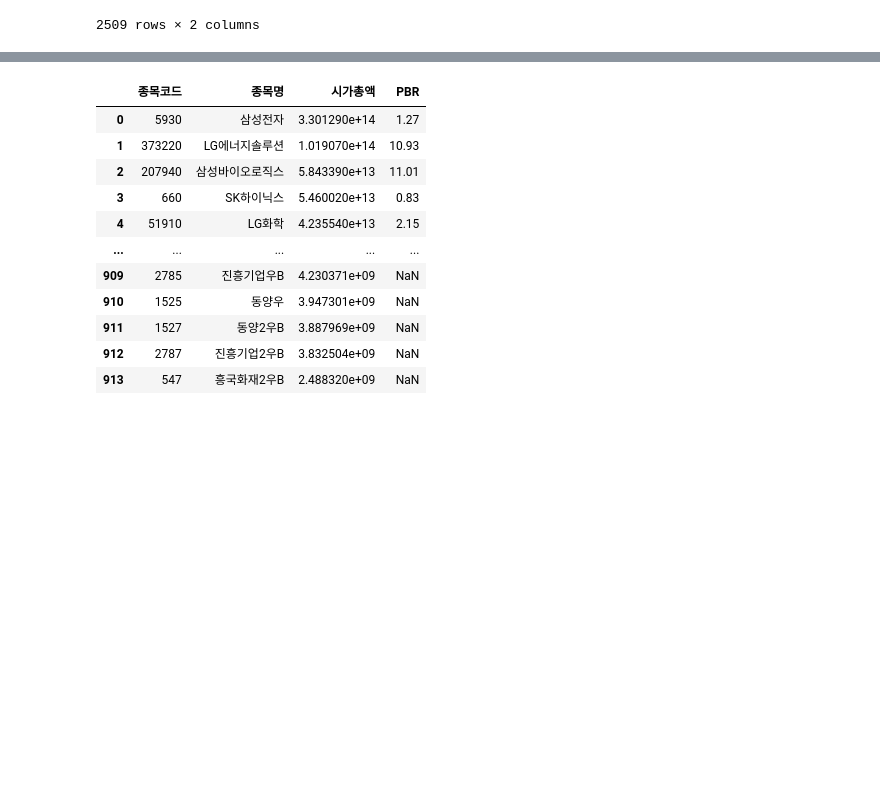
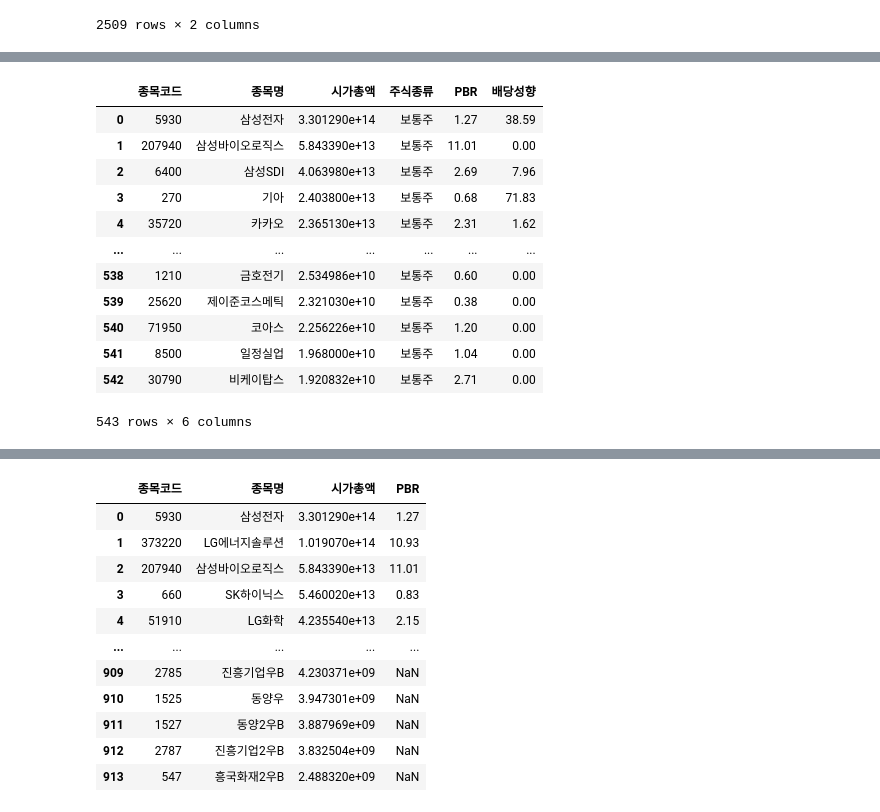
Before and after one commit to minxzzy/hackathon, a Jupyter notebook: 2022_test.ipynb, the cells around one changed output, grey strips where cells are left out. Saved outputs shown, nothing was run; the diff lists cells and outputs as text; code cells hidden in the pictures; blank space fills up the shorter version.

```diff
--- a/2022_test.ipynb
+++ b/2022_test.ipynb
@@ -48,3 +40,11 @@ pbr_2022
 | 2507 | 흥국화재2우B | NaN |
 | 2508 | 흥국화재우 | NaN |
 2509 rows × 2 columns
+# %%
+dbi = pd.read_csv('csv/리얼 배당성향.csv', encoding='CP949')
+dbi['회사명'] = dbi['회사명'].str.lstrip('(주)')
+dbi['회사명'] = dbi['회사명'].str.rstrip('(주)')
+
+dbi.drop(columns=['거래소코드','회계년도'], inplace=True)
+dbi.columns = ['종목명','배당성향']
+dbi
@@ -51 +65,18 @@ pbr_2022
+# %%
+data = pd.merge(data, dbi, on='종목명')
+data
+# %% [output]
+|  | 종목코드 | 종목명 | 시가총액 | 주식종류 | PBR | 배당성향 |
+| 0 | 5930 | 삼성전자 | 3.301290e+14 | 보통주 | 1.27 | 38.59 |
+| 1 | 207940 | 삼성바이오로직스 | 5.843390e+13 | 보통주 | 11.01 | 0.00 |
+| 2 | 6400 | 삼성SDI | 4.063980e+13 | 보통주 | 2.69 | 7.96 |
+| 3 | 270 | 기아 | 2.403800e+13 | 보통주 | 0.68 | 71.83 |
+| 4 | 35720 | 카카오 | 2.365130e+13 | 보통주 | 2.31 | 1.62 |
+| ... | ... | ... | ... | ... | ... | ... |
+| 538 | 1210 | 금호전기 | 2.534986e+10 | 보통주 | 0.60 | 0.00 |
+| 539 | 25620 | 제이준코스메틱 | 2.321030e+10 | 보통주 | 0.38 | 0.00 |
+| 540 | 71950 | 코아스 | 2.256226e+10 | 보통주 | 1.20 | 0.00 |
+| 541 | 8500 | 일정실업 | 1.968000e+10 | 보통주 | 1.04 | 0.00 |
+| 542 | 30790 | 비케이탑스 | 1.920832e+10 | 보통주 | 2.71 | 0.00 |
+543 rows × 6 columns
 # %%
```
Also changed, not shown: parts of 13 cells of this notebook, 4 other files.
